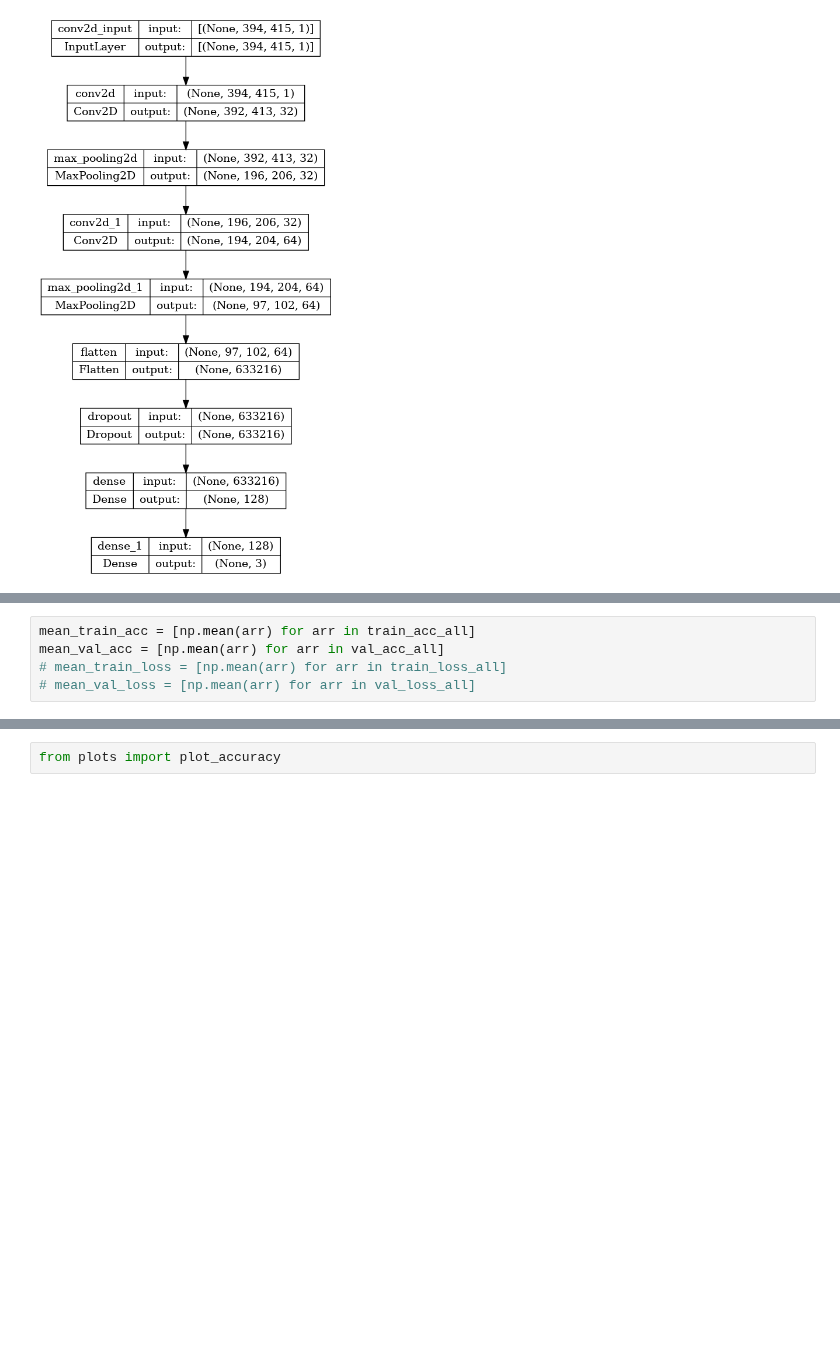
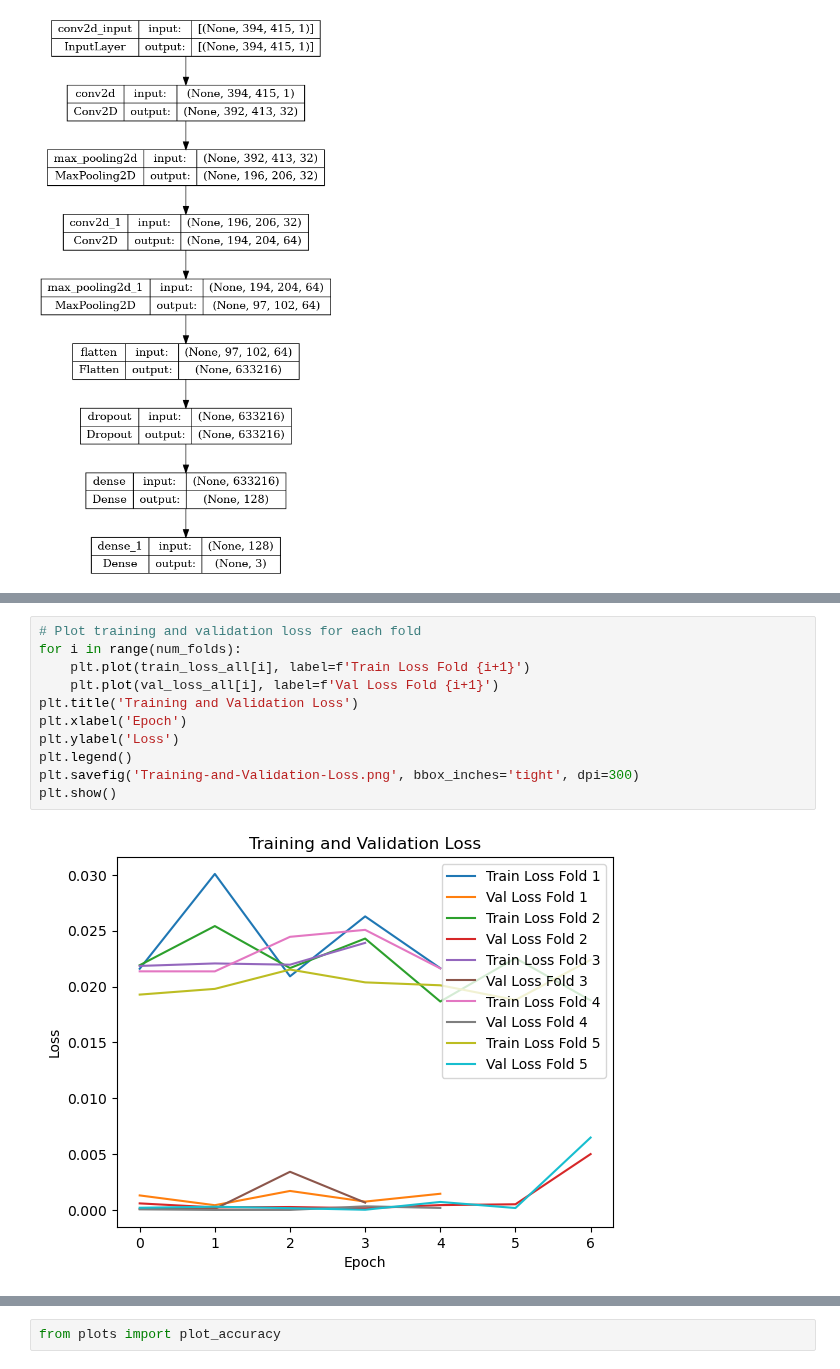
Before and after one commit to konkalaitzidis/bpnn, a Jupyter notebook: src/V3/BPNN_V3.ipynb, the cells around one changed output, grey strips where cells are left out. Drawn from its saved outputs; the diff is of its cells as text; blank space fills up the shorter version.

```diff
--- a/src/V3/BPNN_V3.ipynb
+++ b/src/V3/BPNN_V3.ipynb
@@ -601,5 +596,13 @@ mean_val_acc = np.mean(val_acc_all)
-# %%
-mean_train_acc = [np.mean(arr) for arr in train_acc_all]
-mean_val_acc = [np.mean(arr) for arr in val_acc_all]
-# mean_train_loss = [np.mean(arr) for arr in train_loss_all]
-# mean_val_loss = [np.mean(arr) for arr in val_loss_all]
+# %%
+# Plot training and validation loss for each fold
+for i in range(num_folds):
+    plt.plot(train_loss_all[i], label=f'Train Loss Fold {i+1}')
+    plt.plot(val_loss_all[i], label=f'Val Loss Fold {i+1}')
+plt.title('Training and Validation Loss')
+plt.xlabel('Epoch')
+plt.ylabel('Loss')
+plt.legend()
+plt.savefig('Training-and-Validation-Loss.png', bbox_inches='tight', dpi=300)
+plt.show()
+# %% [output]
+[figure, added]
```
Also changed, not shown: parts of 12 cells of this notebook, 2 other files.
